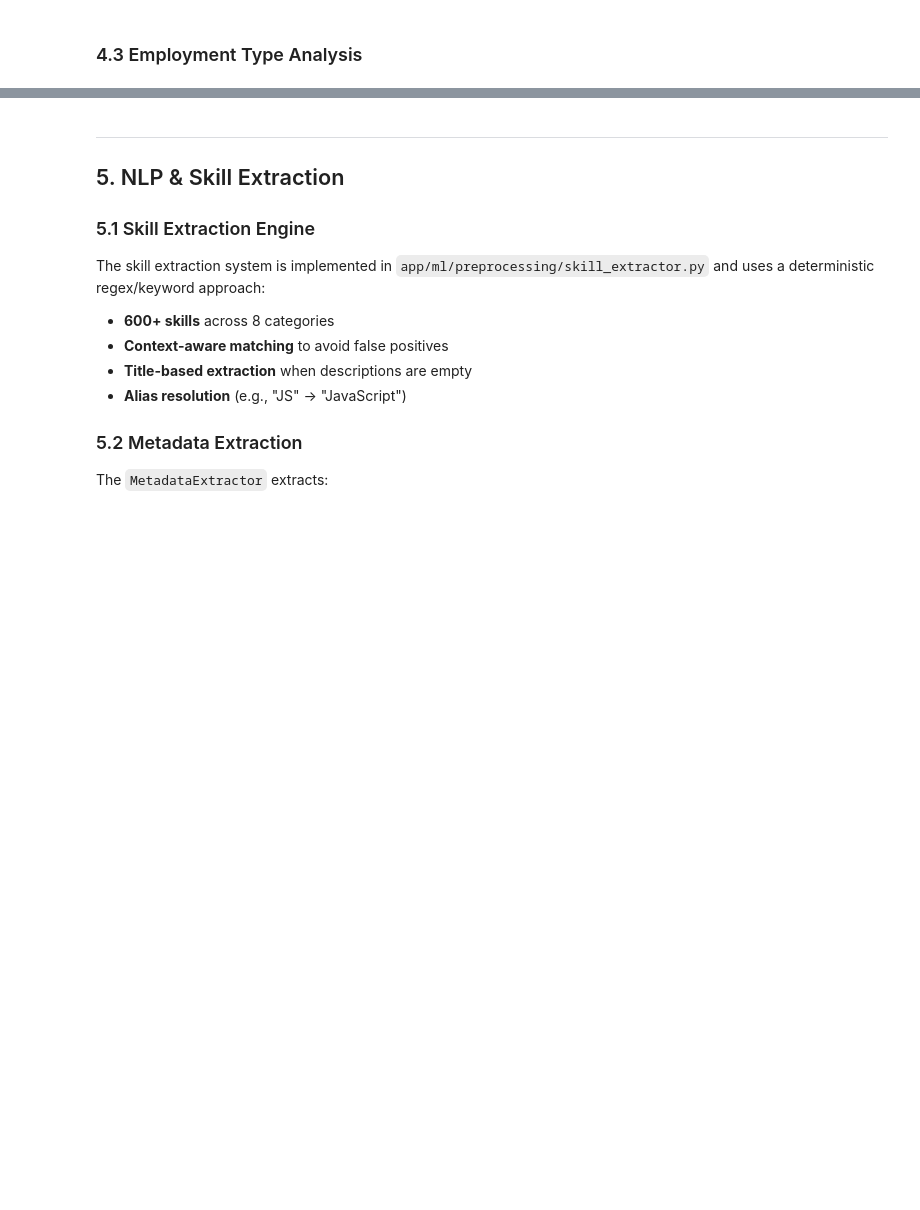
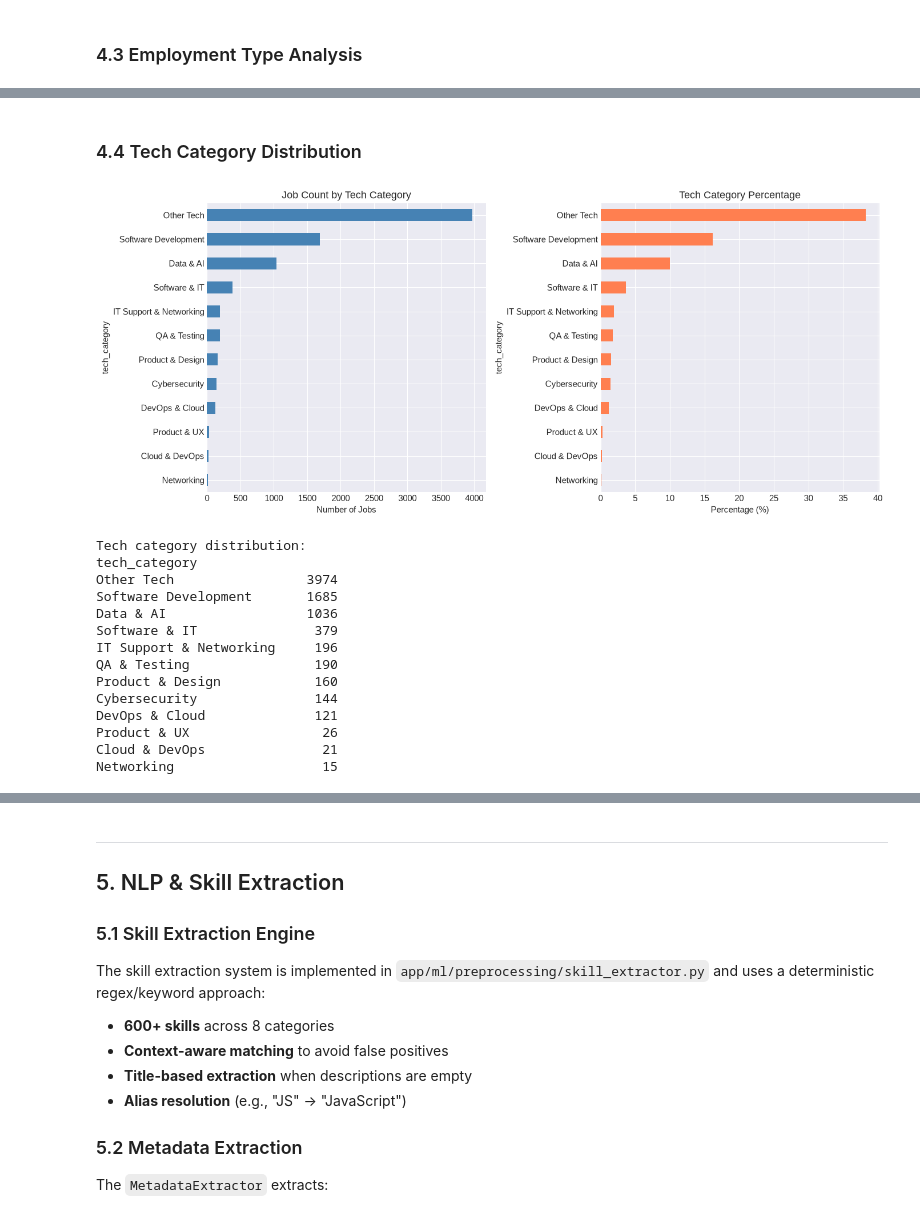
Before and after one commit to franciswairagu/jobpulseKe, a Jupyter notebook: notebooks/notebook.ipynb, the cells around one changed output, grey strips where cells are left out. Saved outputs shown, nothing was run; the diff lists cells and outputs as text; code cells hidden in the pictures; blank space fills up the shorter version.

```diff
--- a/notebooks/notebook.ipynb
+++ b/notebooks/notebook.ipynb
@@ -322,0 +514,42 @@ plt.show()
+# %% [markdown]
+### 4.4 Tech Category Distribution
+# %%
+# Tech category distribution
+if 'tech_category' in df.columns:
+    fig, axes = plt.subplots(1, 2, figsize=(14, 6))
+
+    # Tech category counts
+    tech_counts = df['tech_category'].value_counts()
+    tech_counts.plot(kind='barh', ax=axes[0], color='steelblue')
+    axes[0].set_title('Job Count by Tech Category')
+    axes[0].set_xlabel('Number of Jobs')
+    axes[0].invert_yaxis()
+
+    # Tech category percentage
+    tech_pct = (tech_counts / len(df) * 100).round(1)
+    tech_pct.plot(kind='barh', ax=axes[1], color='coral')
+    axes[1].set_title('Tech Category Percentage')
+    axes[1].set_xlabel('Percentage (%)')
+    axes[1].invert_yaxis()
+
+    plt.tight_layout()
+    plt.show()
+
+    print(f'\nTech category distribution:')
+    print(tech_counts.to_string())
+# %% [output]
+[figure, added]
+Tech category distribution:
+tech_category
+Other Tech                 3974
+Software Development       1685
+Data & AI                  1036
+Software & IT               379
+IT Support & Networking     196
+QA & Testing                190
+Product & Design            160
+Cybersecurity               144
+DevOps & Cloud              121
+Product & UX                 26
+Cloud & DevOps               21
+Networking                   15
```
Also changed, not shown: parts of 31 cells of this notebook, 19 other files.
